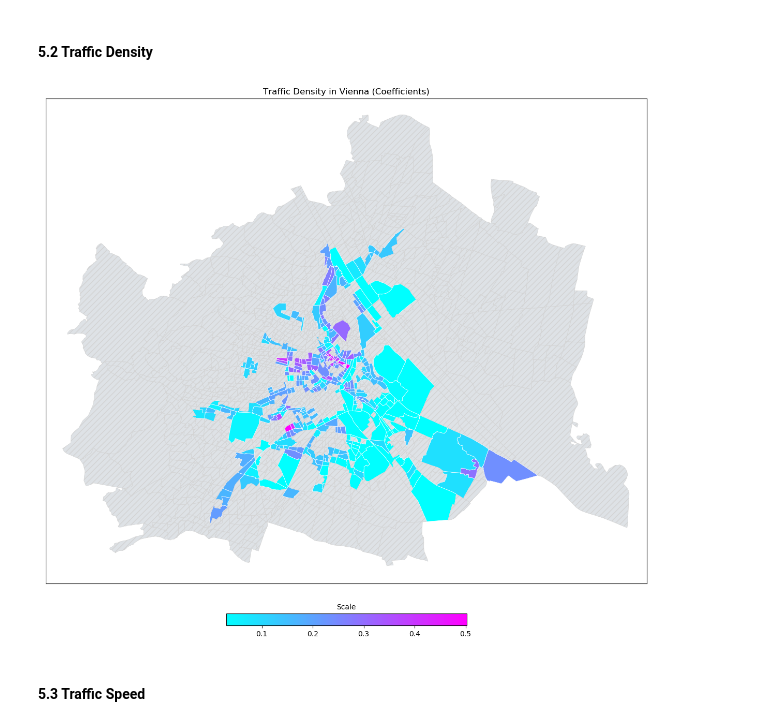
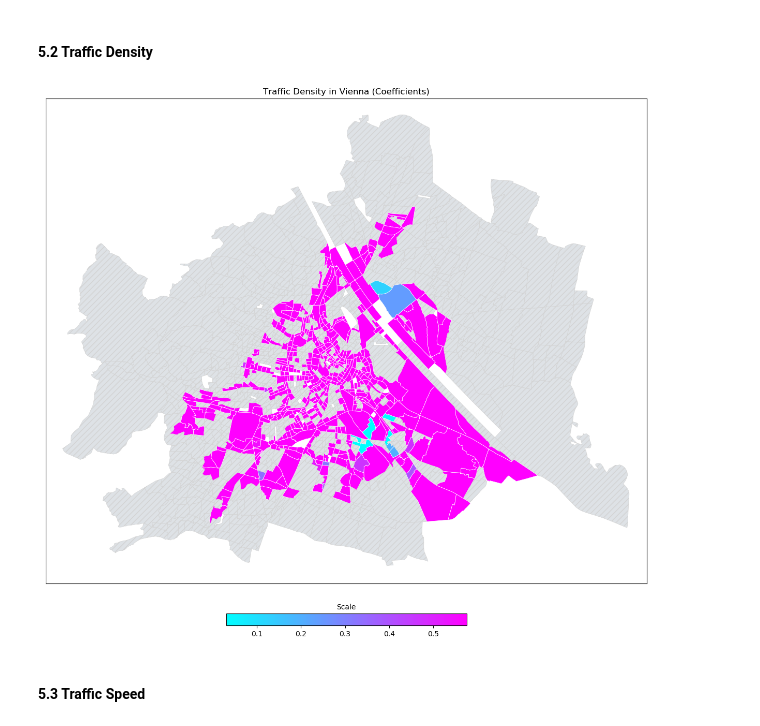
Before and after one commit to bernhard-pfann/vienna-traffic-density, a Jupyter notebook: notebooks/analyze-paths.ipynb, the cells around one changed output. Saved outputs shown, nothing was run; the diff lists cells and outputs as text; code cells hidden in the pictures.

```diff
--- a/notebooks/analyze-paths.ipynb
+++ b/notebooks/analyze-paths.ipynb
@@ -206,11 +163,12 @@ Iter: 8 has 41.9639 RMSE after 0.27 minutes
 # %%
-# Output results
-coefs = pd.Series(data=result.x, index=idx_str, name="coefs")
-coefs.index.name = "area"
-coefs.to_csv("output/coefs.csv")
+# Optimal coefficients
+coefs = pd.Series(data=result.x, index=X.columns, name="coefs")
+coefs_df = pd.DataFrame(data=coefs_all, columns=X.columns).T
 
 n_it  = result.nit
-rmse  = result.fun
+rmse_train = result.fun
+rmse_test = loss_func(coefs=coefs, test=True)
 
-print (f"Train RMSE: {rmse:.4f}")
+print (f"Train RMSE: {rmse_train:.4f}")
+print (f"Test RMSE: {rmse_test:.4f}")
 # %% [output]
@@ -254,0 +180,7 @@ for i,j in enumerate(coefs_list):
+# %%
+import pickle
+
+filepath = os.path.join(conf.root_output, "areas.pickle")
+
+with open(filepath, 'rb') as f:
+    areas = pickle.load(f)
@@ -271,56 +209,59 @@ sm.set_array([])
 # %%
+# Get colormap
+cmap = mpl.cm.cool
+norm = mpl.colors.Normalize(vmin=np.min(coefs), vmax=np.max(coefs)*0.8)
+sm = ScalarMappable(norm=norm, cmap=cmap)
+sm.set_array([])
+
 fig, ax = plt.subplots(nrows=1, ncols=1, figsize=(15,15.2))
 
-# Set axis limits for figure
 ax.set_xlim(16.17, 16.59)
 ax.set_ylim(48.11, 48.33)
-
 ax.get_xaxis().set_visible(False)
 ax.get_yaxis().set_visible(False)
 ax.set_title("Traffic Density in Vienna (Coefficients)", fontsize=12)
 
-for key,val in Areas.polygons.items():
-
-    idx = int(key)-1
-    density = norm(coefs[idx])
+for key,val in areas.polygons.items():
 
     # Skipping plotting for outer areas
     if key in outer_areas:
         continue
 
     # Plot areas with density data
-    elif key not in empty_areas:
+    elif key in visited_areas:
+        # idx = int(key)-1
+        density = norm(coefs[key])
+
         ax.add_patch(Polygon(val,
             closed=True,
             facecolor=cmap(density),
             edgecolor="white",
             linewidth=0.5))
 
     # Plot areas without density data
     elif key in empty_areas:
         ax.add_patch(Polygon(val,
             closed=True,
             facecolor="#dee2e6",
             edgecolor="lightgray",
             hatch=r"///",
             linewidth=0.5))
 
-        x_center, y_center = Centroid(val).centroid.coords[0]
+        # x_center, y_center = Centroid(val).centroid.coords[0]
         # ax.text(x=x_center, y=y_center, s=key, ha="center")
 
-# Add colormap
 cbar = fig.colorbar(
     mappable=sm,
     orientation="horizontal",
     shrink=0.4,
     pad=0.05,
     ax=ax)
 
 cbar.ax.set_title("Scale", fontsize=10)
-plt.savefig("img/coefs.png")
+plt.savefig(conf.root_img+"/coefs.png")
 plt.show()
 # %% [output]
-[figure, old version]
+[figure, new version]
 # %% [markdown]
 #### 5.3 Traffic Speed
 # %%
```
Also changed, not shown: parts of 34 cells of this notebook, 22 other files.
